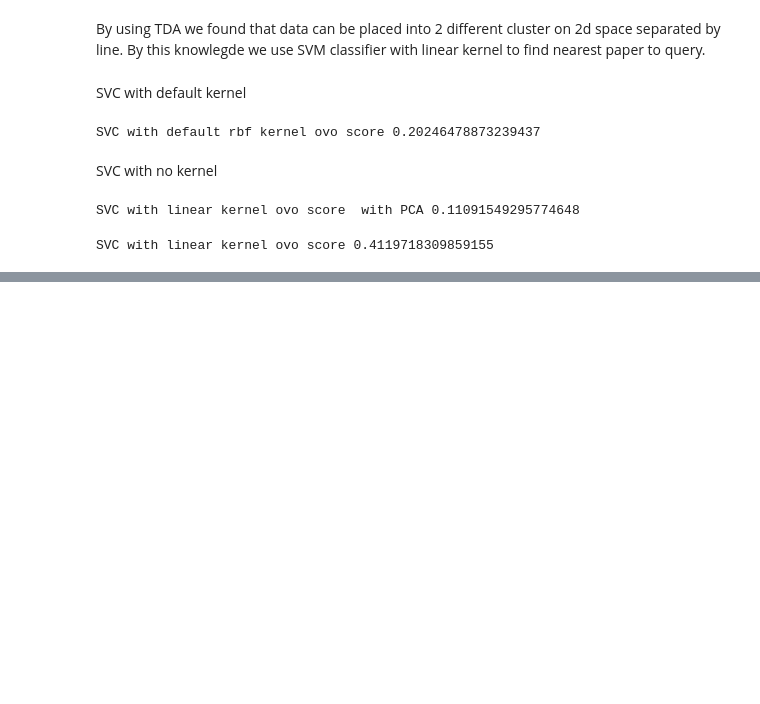
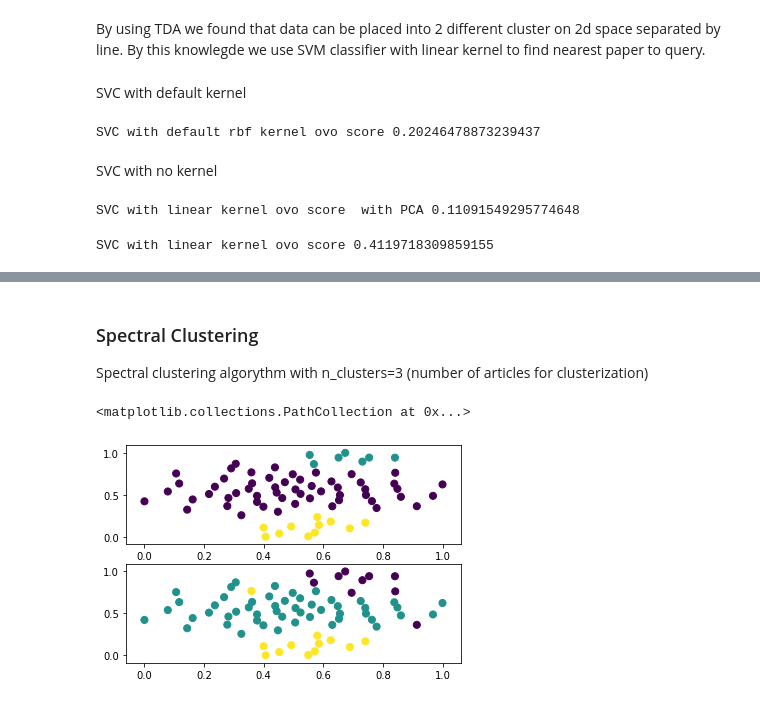
Before and after one commit to MalchuL/TDA_on_news, a Jupyter notebook: TDA_on_russian_news.ipynb, the cells around one changed output, grey strips where cells are left out. Saved outputs shown, nothing was run; the diff lists cells and outputs as text; code cells hidden in the pictures; blank space fills up the shorter version.

```diff
--- a/TDA_on_russian_news.ipynb
+++ b/TDA_on_russian_news.ipynb
@@ -500,0 +558,16 @@ As we see by using TDA we can alalyse what distribution lies for data and use si
+# %% [markdown]
+### Spectral Clustering
+Spectral clustering algorythm with n_clusters=3 (number of articles for clusterization)
+# %%
+from sklearn.cluster import SpectralClustering
+
+result = SpectralClustering(n_clusters=3, affinity='nearest_neighbors', n_neighbors=5).fit_predict(full_data)
+
+projected_data = mapper.fit_transform(full_data, projection=manifold.TSNE(n_components=N_COMPONENTS, random_state=42))
+fig, axs = plt.subplots(2)
+
+axs[0].scatter(projected_data[:, 0], projected_data[:, 1], c=result, s=50, cmap='viridis')
+axs[1].scatter(projected_data[:, 0], projected_data[:, 1], c=article_ids, s=50, cmap='viridis')
+# %% [output]
+<matplotlib.collections.PathCollection at 0x...>
+[figure, added]
```
Also changed, not shown: parts of 28 cells of this notebook.
